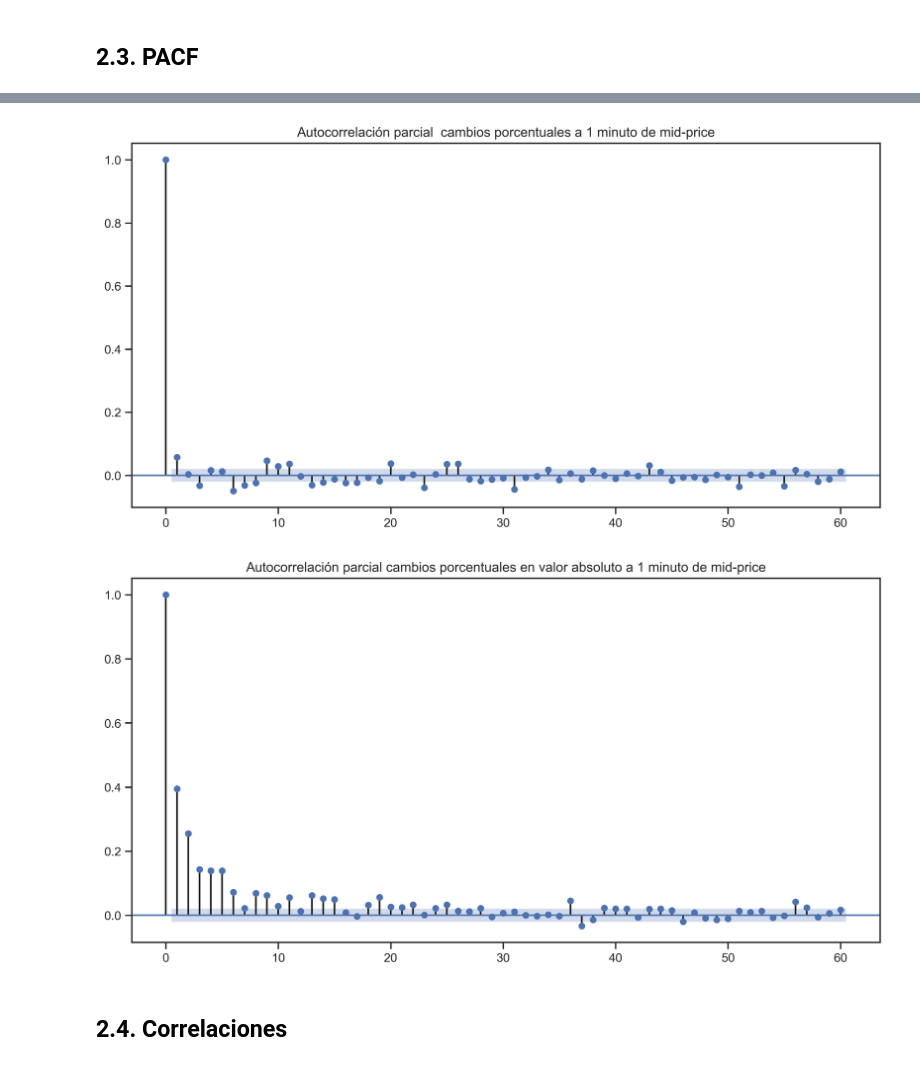
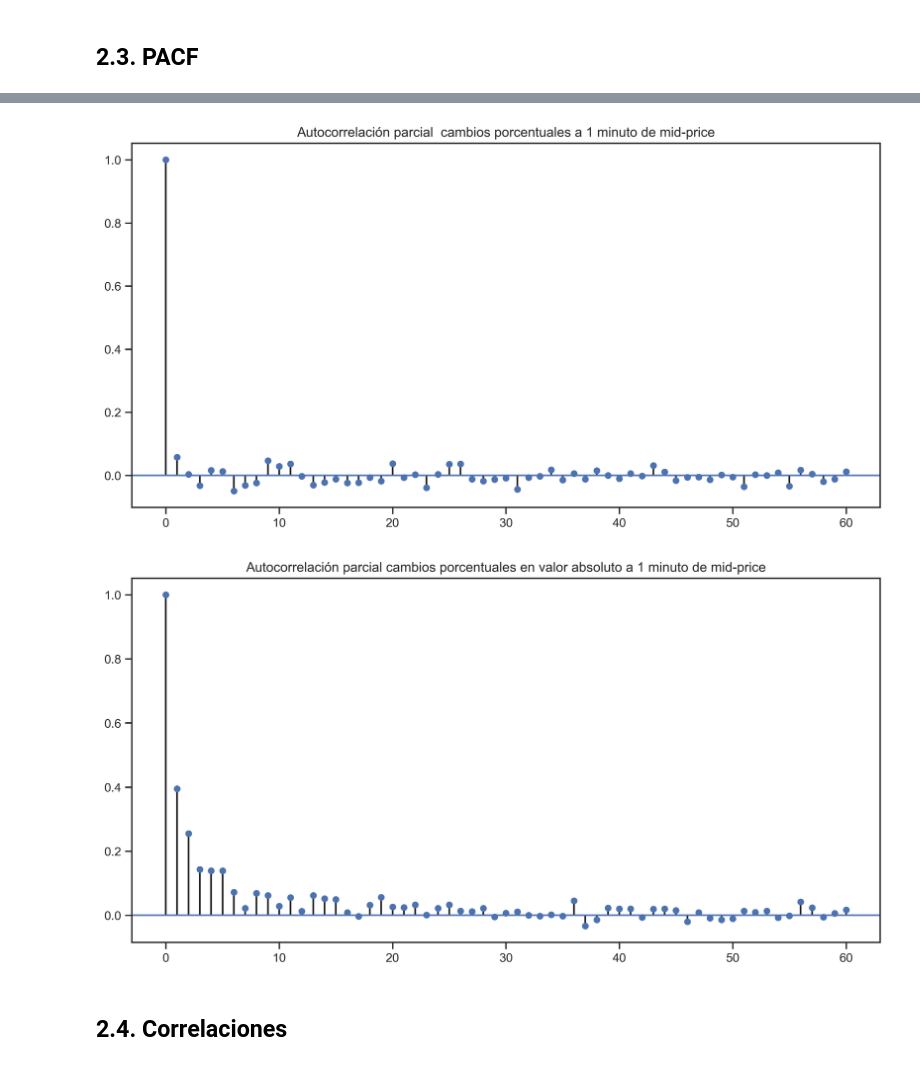
Before and after one commit to Victor-Espana/Bitcoin-Order-Book, a Jupyter notebook: Descriptivo & gráfico.ipynb, the cells around one changed output, grey strips where cells are left out. Saved outputs shown, nothing was run; the diff lists cells and outputs as text; code cells hidden in the pictures.

```diff
--- a/Descriptivo & gráfico.ipynb
+++ b/Descriptivo & gráfico.ipynb
@@ -192,15 +194,17 @@ plot_pacf(midprice['MPT0'], lags = 60, title = 'Autocorrelación parcial mid-pri
 # %%
 # Representación de las variables
 plt.figsize=(10, 15)
-plot_pacf(SubSetMidPrice['PctChange_1minute'][1:], lags = 60, title = 'Autocorrelación parcial  cambios porcentuales a 1 minuto de mid-price');
+plot_pacf(SubSetMidPrice['PctChange_1minute'][1:], lags = 60, title = 'Autocorrelación parcial  cambios porcentuales a 1 minuto de mid-price',
+         alpha = None);
 # %% [output]
-[figure, old version]
+[figure, new version]
 # %%
 # Representación de las variables
 plt.figsize=(10, 15)
-plot_pacf(abs(SubSetMidPrice['PctChange_1minute'][1:]), lags = 60, title = 'Autocorrelación parcial cambios porcentuales en valor absoluto a 1 minuto de mid-price');
+plot_pacf(abs(SubSetMidPrice['PctChange_1minute'][1:]), lags = 60, title = 'Autocorrelación parcial cambios porcentuales en valor absoluto a 1 minuto de mid-price',
+         alpha = None);
 # %% [output]
-[figure, old version]
+[figure, new version]
 # %% [markdown]
 ## 2.4. Correlaciones
 # %%
```
Also changed, not shown: parts of 5 cells of this notebook, 3 other files.
